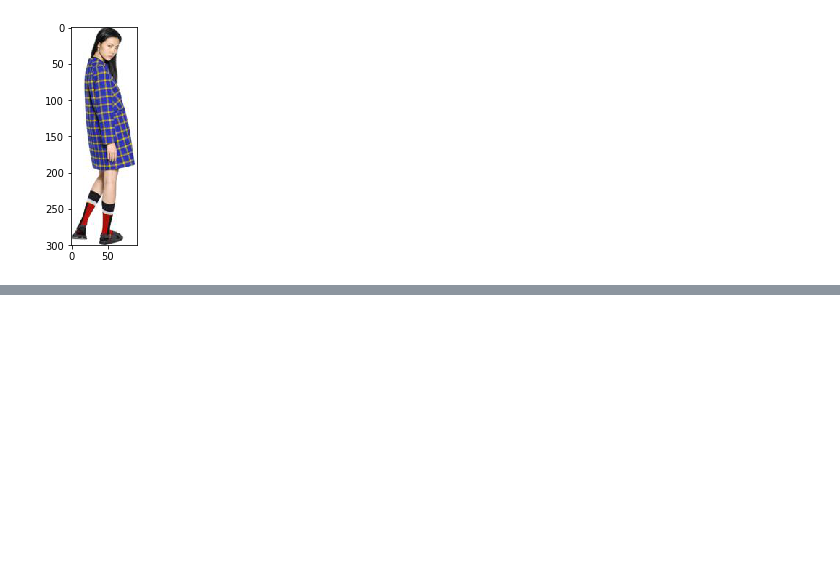
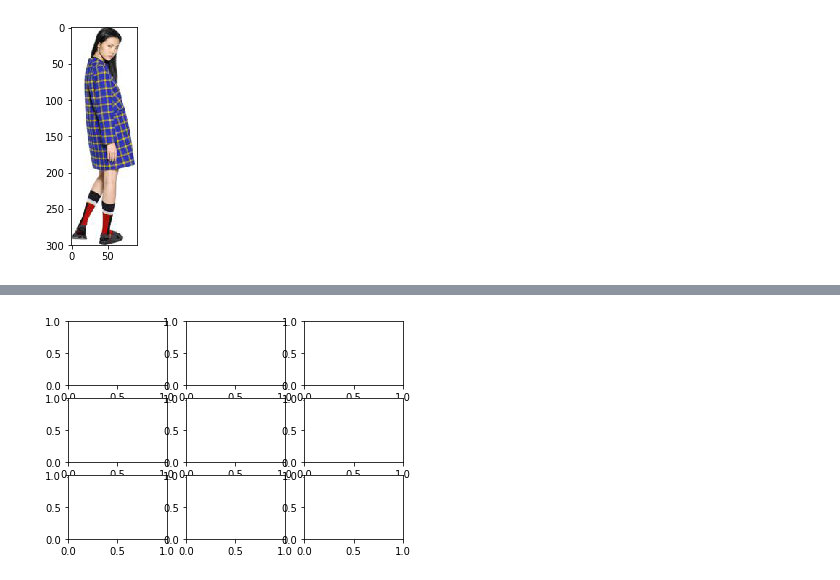
Before and after one commit to starsuzi/deep-fashion, a Jupyter notebook: explore-attributes.ipynb, the cells around one changed output, grey strips where cells are left out. Drawn from its saved outputs; the diff is of its cells as text; code cells hidden in the pictures; blank space fills up the shorter version.

```diff
--- a/explore-attributes.ipynb
+++ b/explore-attributes.ipynb
@@ -488,0 +635,4 @@ print(random_filename)
+# %%
+fig, ax_arr = plt.subplots(3, 3)
+# %% [output]
+[figure, added]
```
Also changed, not shown: parts of 20 cells of this notebook.
